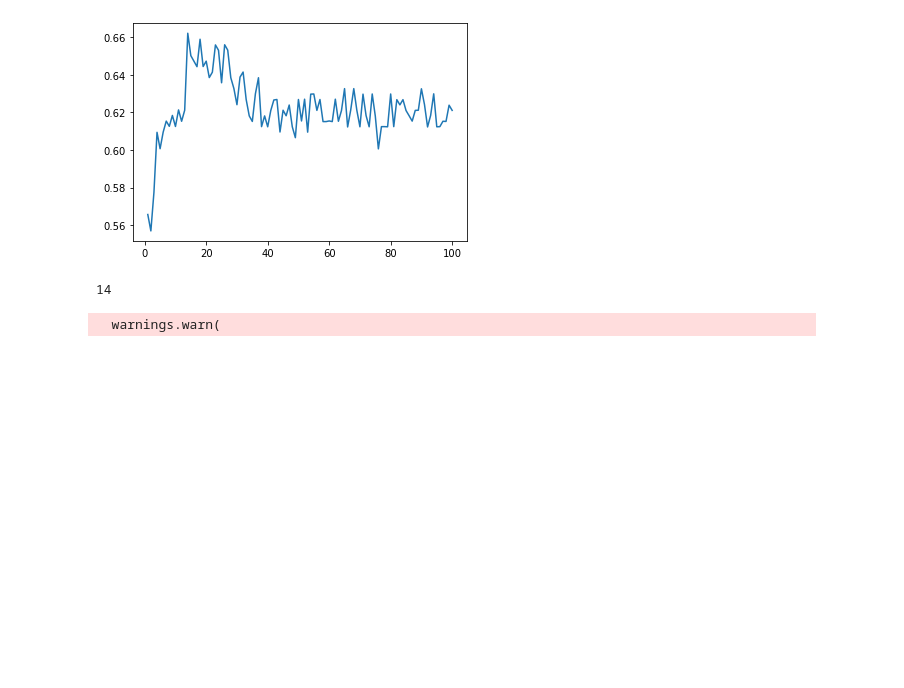
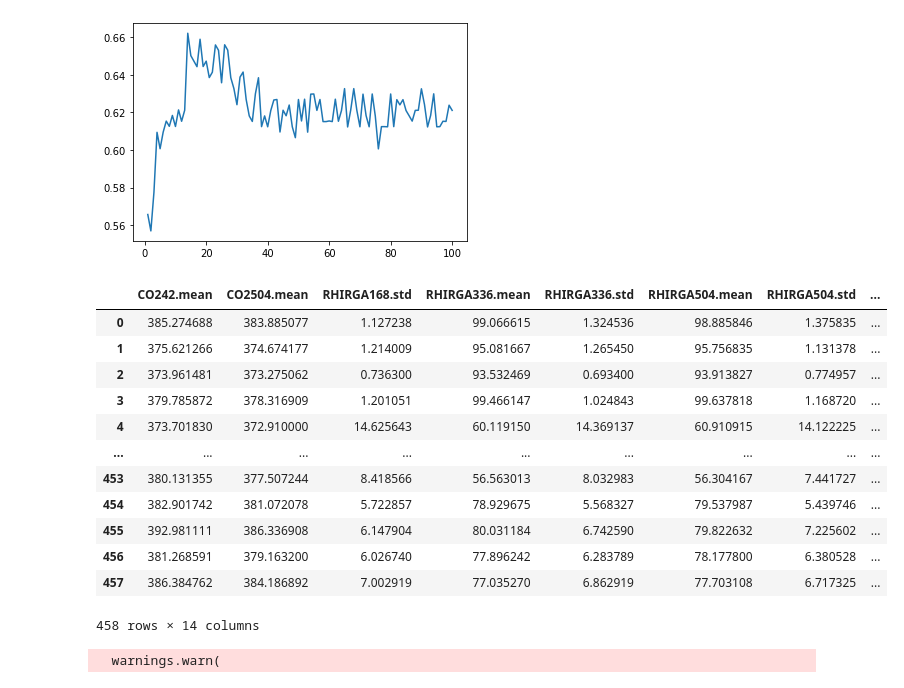
Before and after one commit to sainioan/term_project_134, a Jupyter notebook: logistic_classifier.ipynb, the cells around one changed output. Drawn from its saved outputs; the diff is of its cells as text; code cells hidden in the pictures; blank space fills up the shorter version.

```diff
--- a/logistic_classifier.ipynb
+++ b/logistic_classifier.ipynb
@@ -62,10 +62,23 @@ plt.plot(
 # %%
 #best features
 df_fe = df.loc[: , logReg_rfecv.support_]
 x_trainfe, x_testfe, y_trainfe, y_testfe = train_test_split(df_fe, Y, test_size=0.25, random_state=0)
 logReg_rfecv.n_features_
+df_fe
 # %% [output]
+|  | CO242.mean | CO2504.mean | RHIRGA168.std | RHIRGA336.mean | RHIRGA336.std | RHIRGA504.mean | RHIRGA504.std | ... |
+| 0 | 385.274688 | 383.885077 | 1.127238 | 99.066615 | 1.324536 | 98.885846 | 1.375835 | ... |
+| 1 | 375.621266 | 374.674177 | 1.214009 | 95.081667 | 1.265450 | 95.756835 | 1.131378 | ... |
+| 2 | 373.961481 | 373.275062 | 0.736300 | 93.532469 | 0.693400 | 93.913827 | 0.774957 | ... |
+| 3 | 379.785872 | 378.316909 | 1.201051 | 99.466147 | 1.024843 | 99.637818 | 1.168720 | ... |
+| 4 | 373.701830 | 372.910000 | 14.625643 | 60.119150 | 14.369137 | 60.910915 | 14.122225 | ... |
+| ... | ... | ... | ... | ... | ... | ... | ... | ... |
+| 453 | 380.131355 | 377.507244 | 8.418566 | 56.563013 | 8.032983 | 56.304167 | 7.441727 | ... |
+| 454 | 382.901742 | 381.072078 | 5.722857 | 78.929675 | 5.568327 | 79.537987 | 5.439746 | ... |
+| 455 | 392.981111 | 386.336908 | 6.147904 | 80.031184 | 6.742590 | 79.822632 | 7.225602 | ... |
+| 456 | 381.268591 | 379.163200 | 6.026740 | 77.896242 | 6.283789 | 78.177800 | 6.380528 | ... |
+| 457 | 386.384762 | 384.186892 | 7.002919 | 77.035270 | 6.862919 | 77.703108 | 6.717325 | ... |
-14
+458 rows × 14 columns
 # %%
 # tuning hyper parameters
 search_space = dict(
```
Also changed, not shown: parts of 4 cells of this notebook.
